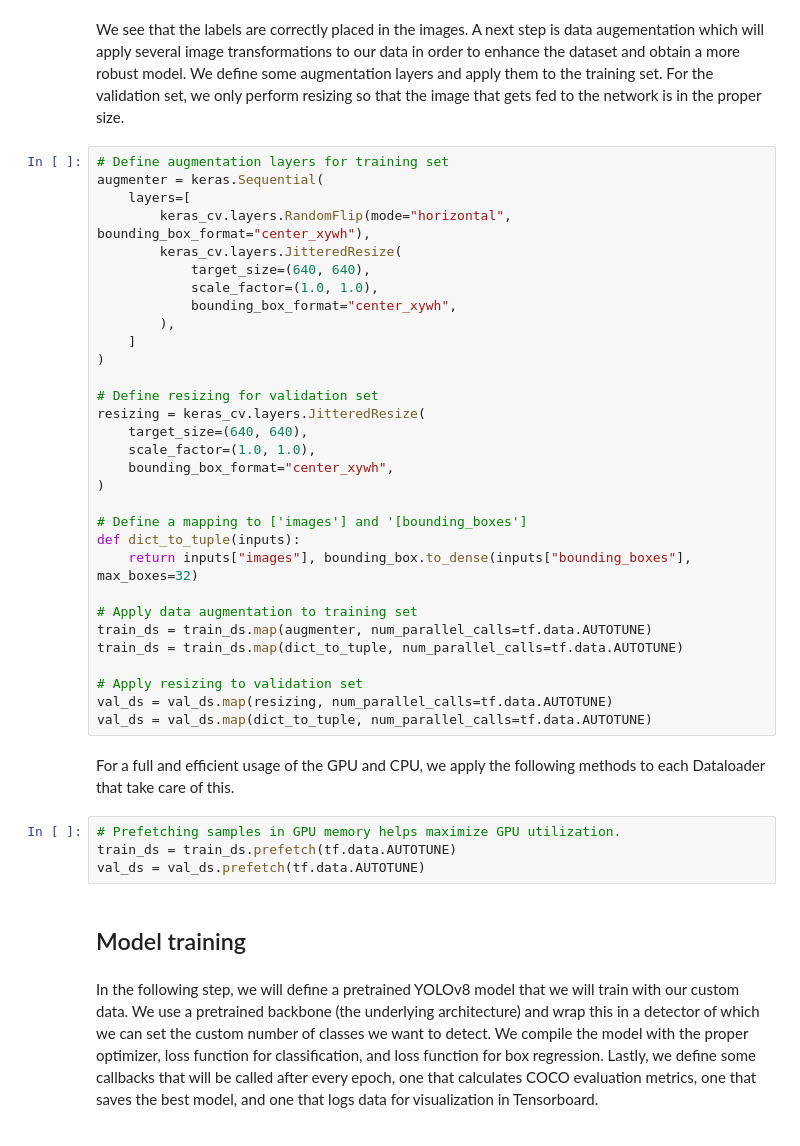
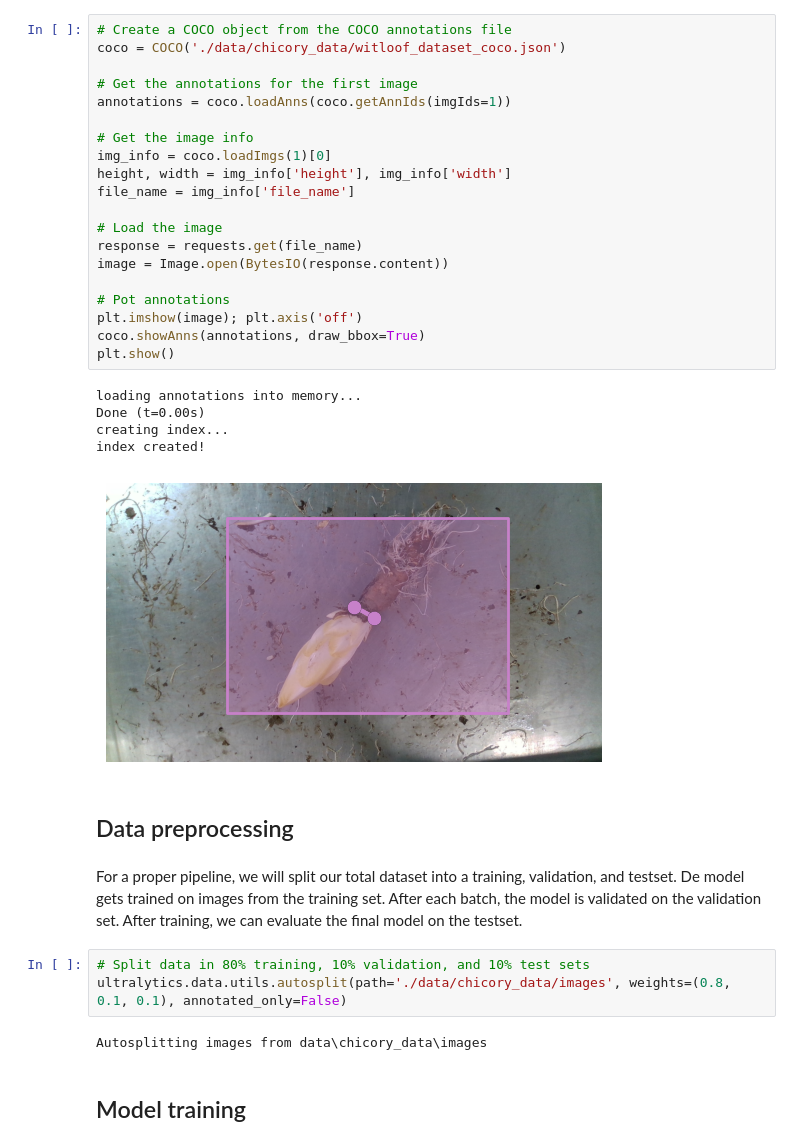
Before and after one commit to MatthiasDR96/mv4QC_workshop, a Jupyter notebook: 3_object_detection.ipynb, the cells around one changed output. Cells and saved outputs as stored; diff of their text form.

Commit message:
Added YOLOv8

```diff
--- a/3_object_detection.ipynb
+++ b/3_object_detection.ipynb
@@ -148,43 +27,37 @@ visualize_dataset(train_ds, bounding_box_format="center_xywh", value_range=(0, 2
-# %% [markdown]
-We see that the labels are correctly placed in the images. A next step is data augementation which will apply several image transformations to our data in order to enhance the dataset and obtain a more robust model. We define some augmentation layers and apply them to the training set. For the validation set, we only perform resizing so that the image that gets fed to the network is in the proper size.
-# %%
-# Define augmentation layers for training set
-augmenter = keras.Sequential(
-    layers=[
-        keras_cv.layers.RandomFlip(mode="horizontal", bounding_box_format="center_xywh"),
-        keras_cv.layers.JitteredResize(
-            target_size=(640, 640),
-            scale_factor=(1.0, 1.0),
-            bounding_box_format="center_xywh",
-        ),
-    ]
-)
-
-# Define resizing for validation set
-resizing = keras_cv.layers.JitteredResize(
-    target_size=(640, 640),
-    scale_factor=(1.0, 1.0),
-    bounding_box_format="center_xywh",
-)
-
-# Define a mapping to ['images'] and '[bounding_boxes']
-def dict_to_tuple(inputs):
-    return inputs["images"], bounding_box.to_dense(inputs["bounding_boxes"], max_boxes=32)
-
-# Apply data augmentation to training set
-train_ds = train_ds.map(augmenter, num_parallel_calls=tf.data.AUTOTUNE)
-train_ds = train_ds.map(dict_to_tuple, num_parallel_calls=tf.data.AUTOTUNE)
-
-# Apply resizing to validation set
-val_ds = val_ds.map(resizing, num_parallel_calls=tf.data.AUTOTUNE)
-val_ds = val_ds.map(dict_to_tuple, num_parallel_calls=tf.data.AUTOTUNE)
-# %% [markdown]
-For a full and efficient usage of the GPU and CPU, we apply the following methods to each Dataloader that take care of this.
-# %%
-# Prefetching samples in GPU memory helps maximize GPU utilization.
-train_ds = train_ds.prefetch(tf.data.AUTOTUNE)
-val_ds = val_ds.prefetch(tf.data.AUTOTUNE)
+# %%
+# Create a COCO object from the COCO annotations file
+coco = COCO('./data/chicory_data/witloof_dataset_coco.json')
+
+# Get the annotations for the first image
+annotations = coco.loadAnns(coco.getAnnIds(imgIds=1))
+
+# Get the image info
+img_info = coco.loadImgs(1)[0]
+height, width = img_info['height'], img_info['width']
+file_name = img_info['file_name']
+
+# Load the image
+response = requests.get(file_name)
+image = Image.open(BytesIO(response.content))
+
+# Pot annotations
+plt.imshow(image); plt.axis('off')
+coco.showAnns(annotations, draw_bbox=True)
+plt.show()
+# %% [output]
+loading annotations into memory...
+Done (t=0.00s)
+creating index...
+index created!
+[figure, added]
+# %% [markdown]
+## Data preprocessing
+# %% [markdown]
+For a proper pipeline, we will split our total dataset into a training, validation, and testset. De model gets trained on images from the training set. After each batch, the model is validated on the validation set. After training, we can evaluate the final model on the testset.
+# %%
+# Split data in 80% training, 10% validation, and 10% test sets
+ultralytics.data.utils.autosplit(path='./data/chicory_data/images', weights=(0.8, 0.1, 0.1), annotated_only=False)
+# %% [output]
+Autosplitting images from data\chicory_data\images
 # %% [markdown]
 ## Model training
-# %% [markdown]
-In the following step, we will define a pretrained YOLOv8 model that we will train with our custom data. We use a pretrained backbone (the underlying architecture) and wrap this in a detector of which we can set the custom number of classes we want to detect. We compile the model with the proper optimizer, loss function for classification, and loss function for box regression. Lastly, we define some callbacks that will be called after every epoch, one that calculates COCO evaluation metrics, one that saves the best model, and one that logs data for visualization in Tensorboard.
```
Also changed, not shown: parts of 33 cells of this notebook.
